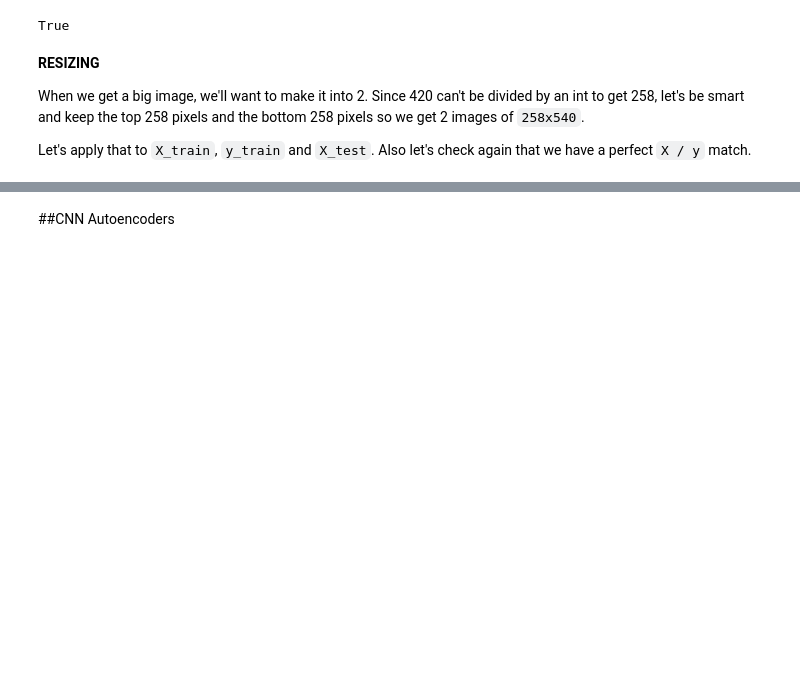
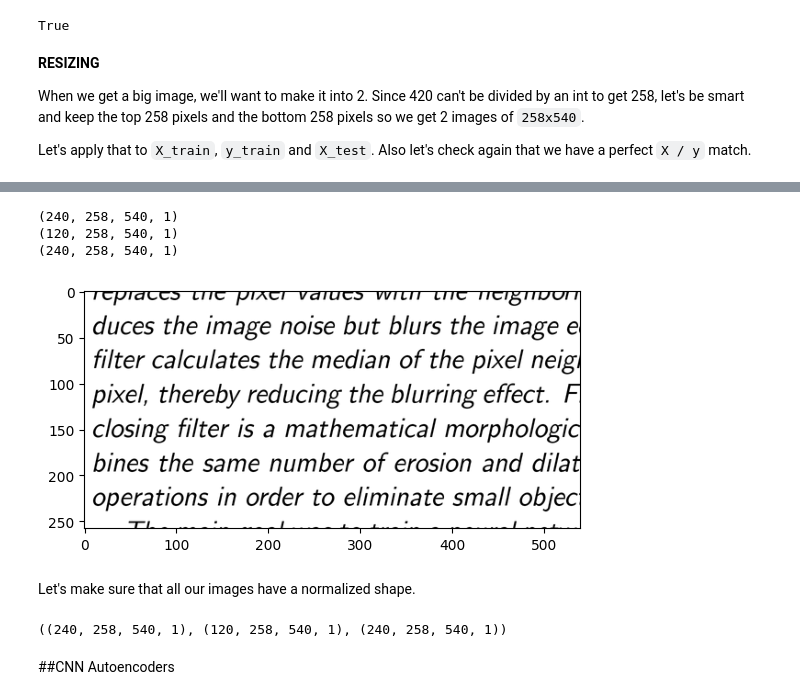
Before and after one commit to rahiakela/kaggle-competition-projects, a Jupyter notebook: denoising-dirty-documents/03_denoising_images_with_cnn_autoencoders.ipynb, the cells around one changed output, grey strips where cells are left out. Cells and saved outputs as stored; diff of their text form; code cells hidden in the pictures; blank space fills up the shorter version.

```diff
--- a/denoising-dirty-documents/03_denoising_images_with_cnn_autoencoders.ipynb
+++ b/denoising-dirty-documents/03_denoising_images_with_cnn_autoencoders.ipynb
@@ -198,2 +243,47 @@ Let's apply that to `X_train`, `y_train` and `X_test`. Also let's check again th
+# %%
+def process_images(image_paths):
+  image_array = np.empty((len(image_paths), 258, 540, 1), dtype=np.float32)
+
+  for i, image_path in enumerate(image_paths):
+    img = plt.imread(image_path)
+    if img.shape[-1] == 4:    # Check if the image has an alpha channel
+      img = img[..., :3]      # Discard the alpha channel by selecting only the first three channels
+
+    if len(img.shape) == 2:   # Check if the image is already grayscale
+      gray_img = img[..., np.newaxis]  # Add a new axis to make it (height, width, 1)
+    else:
+      gray_img = np.mean(img, axis=2, keepdims=True)  # Convert the image to grayscale
+
+    plt.imshow(gray_img[:, :, 0], cmap="gray")
+    # Store the image in the array
+    image_array[i] = gray_img
+  return image_array
+# %%
+# Process train_images
+train_array = process_images(train_images_resized)
+print(train_array.shape)
+
+# Process test_images
+test_array = process_images(test_images_resized)
+print(test_array.shape)
+
+# Process cleaned_images
+clean_array = process_images(cleaned_images_resized)
+print(clean_array.shape)
+# %% [output]
+(240, 258, 540, 1)
+(120, 258, 540, 1)
+(240, 258, 540, 1)
+[figure, added]
+# %% [markdown]
+Let's make sure that all our images have a normalized shape.
+# %%
+x_train = train_array
+x_test = test_array
+y_train = clean_array
+
+x_train.shape, x_test.shape, y_train.shape
+# %% [output]
+((240, 258, 540, 1), (120, 258, 540, 1), (240, 258, 540, 1))
 # %% [markdown]
 ##CNN Autoencoders
```
Also changed, not shown: parts of 9 cells of this notebook.
